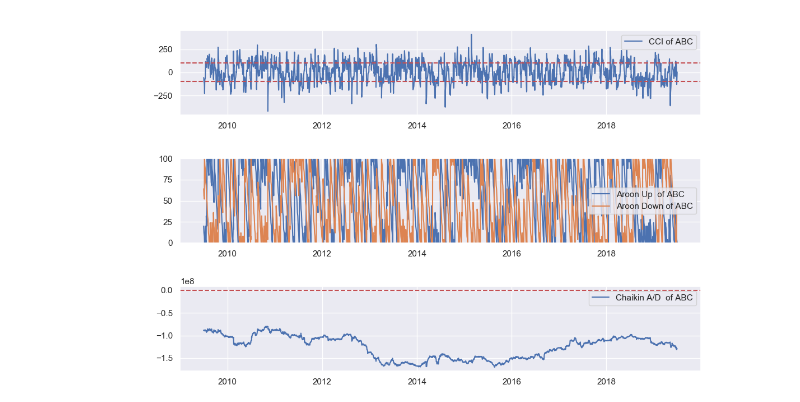
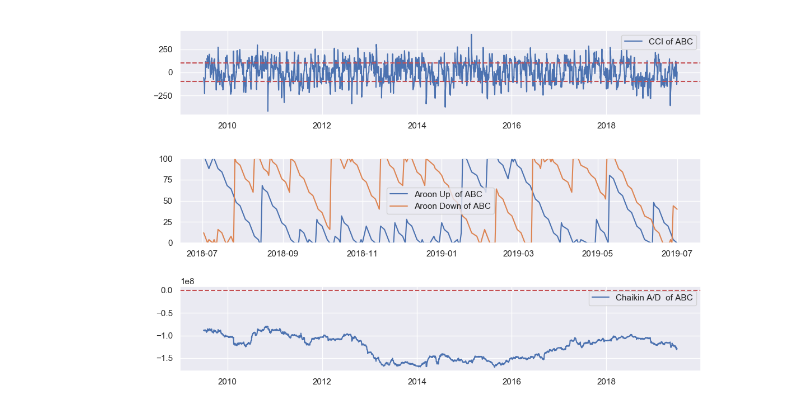
Before and after one commit to natashajenny/StockIt, a Jupyter notebook: scripts/grapher.ipynb, the cells around one changed output. Saved outputs shown, nothing was run; the diff lists cells and outputs as text; code cells hidden in the pictures.

Commit message:
More graphs and tabs

```diff
--- a/scripts/grapher.ipynb
+++ b/scripts/grapher.ipynb
@@ -26,7 +62,7 @@ def get_plot(
     change = False,             # daily percentage change
     norm = 'mean',              # normalization method: mean, minmax
     micro = False,              # micro plot
-    engine = engine,
+    engine = None,
     # observations
     opening = False,
     high = False,
@@ -145,7 +181,7 @@ def get_plot(
     if aroon:
         plt.plot(df.index, df['aroon_up'], label='Aroon Up  of %s' % company.code)
         plt.plot(df.index, df['aroon_dn'], label='Aroon Down of %s' % company.code)
-        plt.ylim(0, 100)
+        plt.ylim(-10, 110)
     if chaikin:
         plt.plot(df.index, df['chaikin'], label='Chaikin A/D  of %s' % company.code)
         plt.axhline(y=0, c='r', linestyle='--')
@@ -254,9 +294,9 @@ get_plot([stock], cci=1, size=(12, 2), start='2009-07-01', finish='2019-07-01')
 # %% [output]
 [figure]
 # %%
-get_plot([stock], aroon=1, size=(12, 2), start='2009-07-01', finish='2019-07-01')
+get_plot([stock], aroon=1, size=(12, 2), start='2018-07-01', finish='2019-07-01')
 # %% [output]
-[figure, old version]
+[figure, new version]
 # %%
 get_plot([stock], chaikin=1, size=(12, 2), start='2009-07-01', finish='2019-07-01')
 # %% [output]
```
Also changed, not shown: parts of 10 cells of this notebook, 6 other files.
